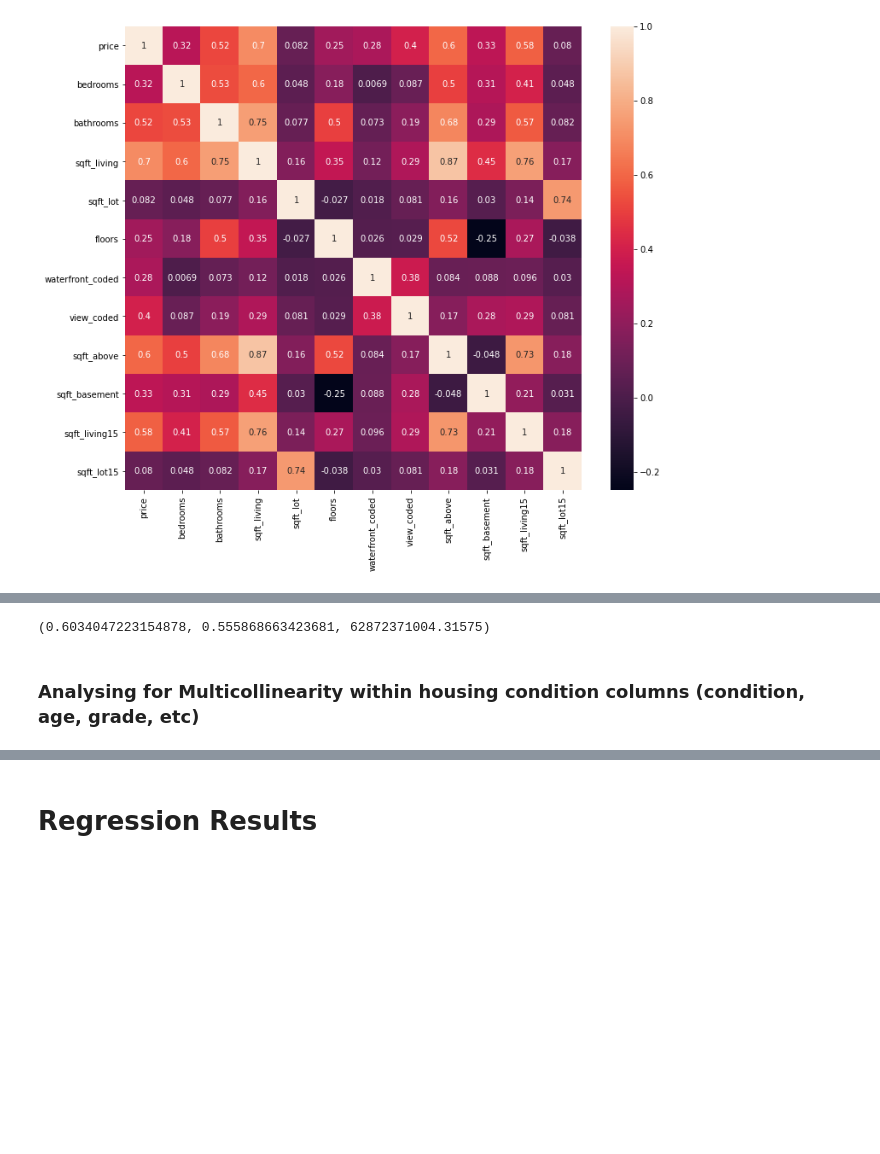
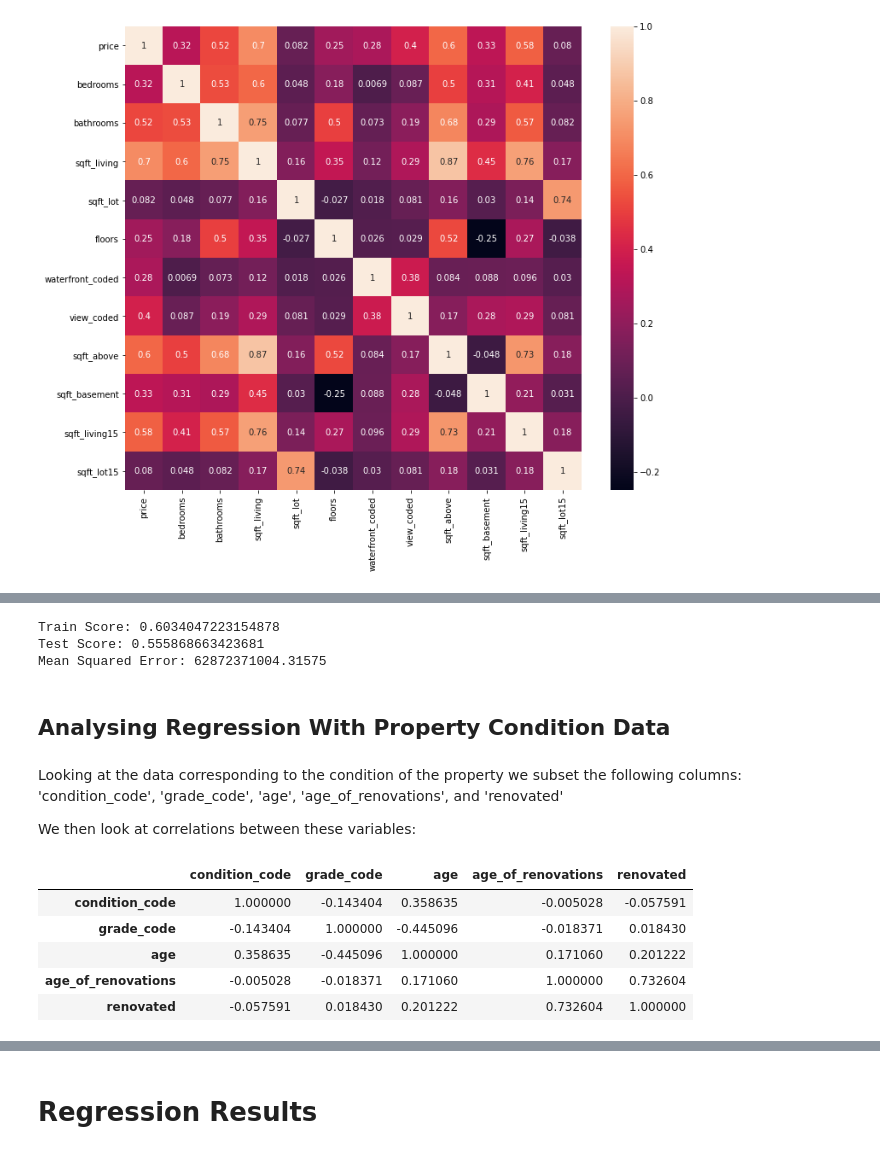
Before and after one commit to hannah-schurman/dsc-phase2-project, a Jupyter notebook: housing_sales_modeling.ipynb, the cells around one changed output, grey strips where cells are left out. Drawn from its saved outputs; the diff is of its cells as text; code cells hidden in the pictures; blank space fills up the shorter version.

```diff
--- a/housing_sales_modeling.ipynb
+++ b/housing_sales_modeling.ipynb
@@ -554,31 +564,41 @@ Index(['price', 'bedrooms', 'yr_built', 'yr_renovated', 'condition_code',
        'x0_Union Hill-Novelty Hill', 'x0_Vashon', 'x0_Woodinville',
        'x0_Yarrow Point', 'sqft_living_norm'],
       dtype='object')
-# %%
-# create a train test split model to output the R^2 value and the mean squared error for the house feature columns
-X = df_cities[cols_features]
-y = df_cities['price']
-
-#create train test split
-X_train, X_test, y_train, y_test = train_test_split(X, y, test_size=0.20, random_state=42)
-
-#create model
-poly = PolynomialFeatures(2)
-X_poly = poly.fit_transform(X_train)
-model = LinearRegression()
-model.fit(X_poly, y_train)
-
-#predict model
-predict_train = model.predict(X_poly)
-predict_test = model.predict(poly.transform(X_test))
-mse = mean_squared_error(y_test, predict_test)
-
-#score model
-train_score = model.score(X_poly, y_train)
-test_score = model.score(poly.transform(X_test), y_test)
-
-train_score, test_score, mse
-# %% [output]
-(0.6034047223154878, 0.555868663423681, 62872371004.31575)
+# %%
+# create a train test split model to output the R^2 value and the mean squared error for the house feature columns
+X = df_cities[cols_features]
+y = df_cities['price']
+
+#create train test split
+X_train, X_test, y_train, y_test = train_test_split(X, y, test_size=0.20, random_state=42)
+
+#create model
+poly = PolynomialFeatures(2)
+X_poly = poly.fit_transform(X_train)
+model = LinearRegression()
+model.fit(X_poly, y_train)
+
+#predict model
+predict_train = model.predict(X_poly)
+predict_test = model.predict(poly.transform(X_test))
+mse = mean_squared_error(y_test, predict_test)
+
+#score model
+train_score = model.score(X_poly, y_train)
+test_score = model.score(poly.transform(X_test), y_test)
+
+train_score, test_score, mse
+
+
+print(f'Train Score: {train_score}\nTest Score: {test_score}\nMean Squared Error: {mse}')
+# %% [output]
+Train Score: 0.6034047223154878
+Test Score: 0.555868663423681
+Mean Squared Error: 62872371004.31575
 # %% [markdown]
-### Analysing for Multicollinearity within housing condition columns (condition, age, grade, etc)
+## Analysing Regression With Property Condition Data
+# %% [markdown]
+Looking at the data corresponding to the condition of the property we subset the following columns:
+'condition_code', 'grade_code', 'age', 'age_of_renovations', and 'renovated'
+
+We then look at correlations between these variables:
@@ -584,0 +610,10 @@ train_score, test_score, mse
+# %%
+# Now lest look at the feature correlations
+X_condition.corr()
+# %% [output]
+|  | condition_code | grade_code | age | age_of_renovations | renovated |
+| condition_code | 1.000000 | -0.143404 | 0.358635 | -0.005028 | -0.057591 |
+| grade_code | -0.143404 | 1.000000 | -0.445096 | -0.018371 | 0.018430 |
+| age | 0.358635 | -0.445096 | 1.000000 | 0.171060 | 0.201222 |
+| age_of_renovations | -0.005028 | -0.018371 | 0.171060 | 1.000000 | 0.732604 |
+| renovated | -0.057591 | 0.018430 | 0.201222 | 0.732604 | 1.000000 |
```
Also changed, not shown: parts of 53 cells of this notebook, 2 other files.
